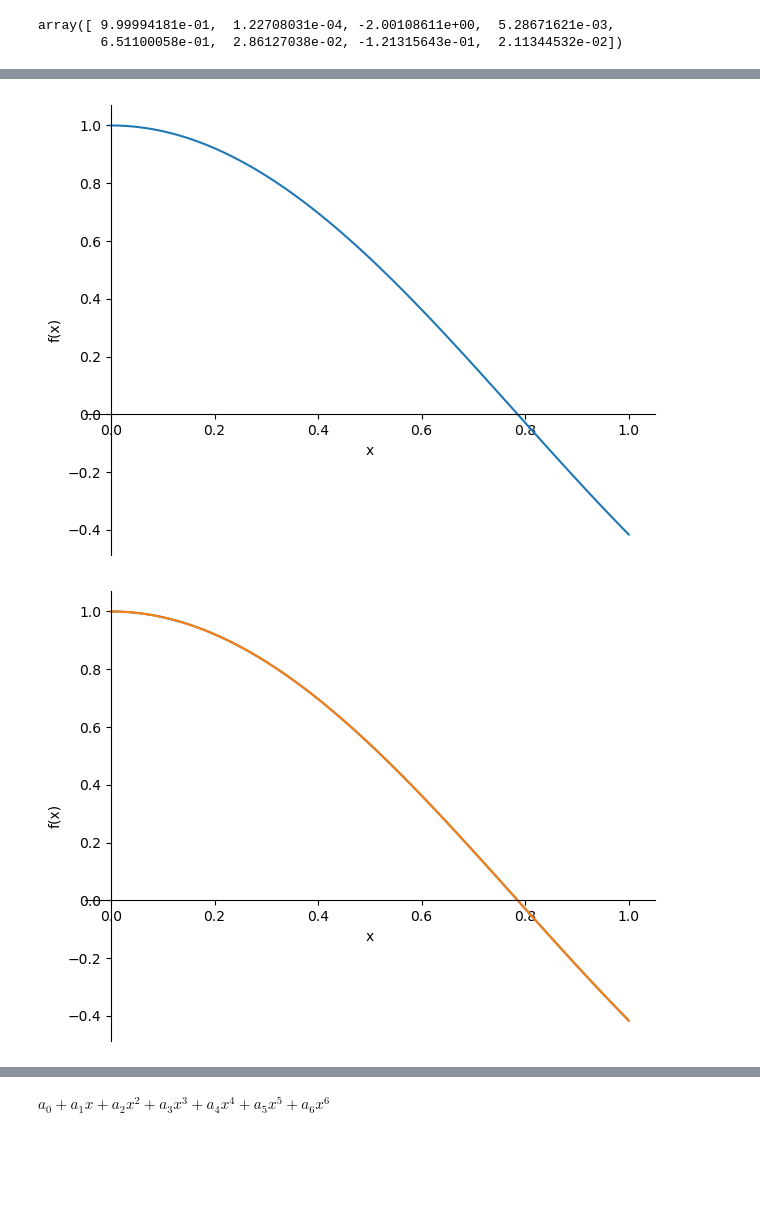
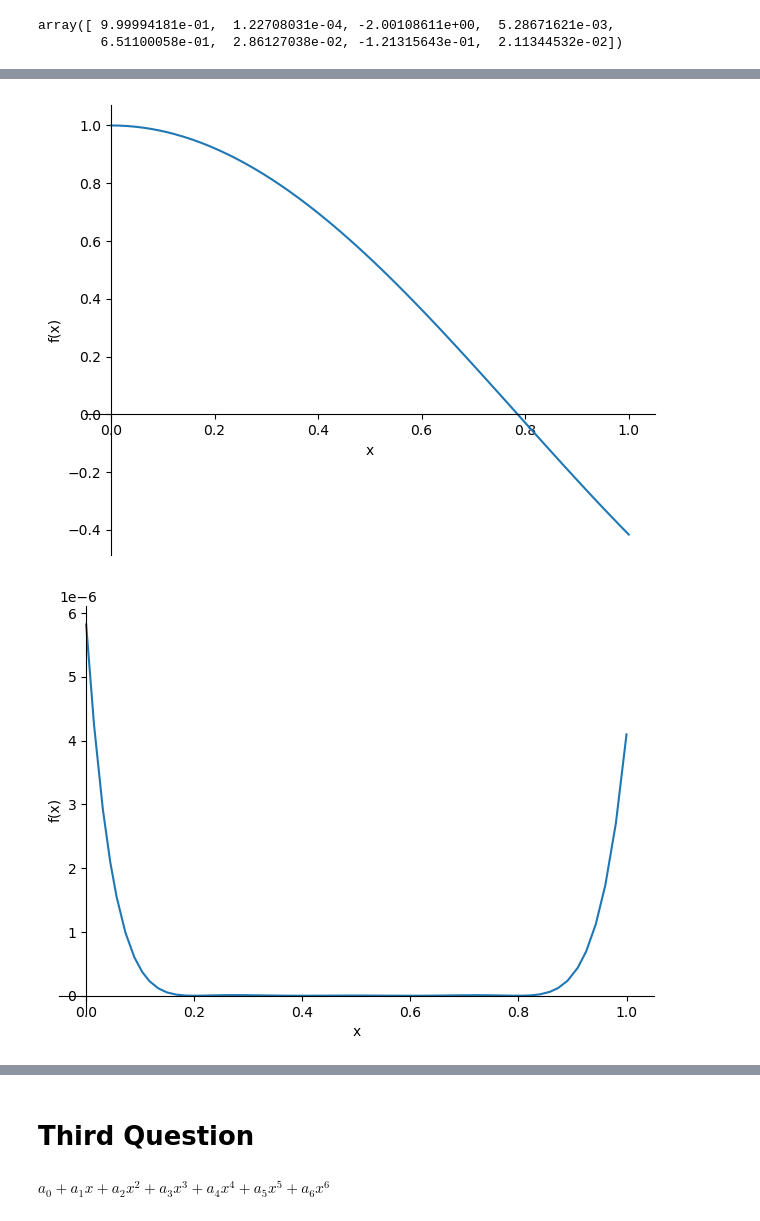
Before and after one commit to khanmhmdi/Numerical-Analysis, a Jupyter notebook: Interpolation.ipynb, the cells around one changed output, grey strips where cells are left out. Drawn from its saved outputs; the diff is of its cells as text; code cells hidden in the pictures; blank space fills up the shorter version.

```diff
--- a/Interpolation.ipynb
+++ b/Interpolation.ipynb
@@ -99,12 +103,13 @@ array([ 9.99994181e-01,  1.22708031e-04, -2.00108611e+00,  5.28671621e-03,
 # %%
 from sympy import symbols
 from sympy.plotting import plot
 x = symbols('x')
 p1 = plot(y[0]+y[1]*x+y[2]*x*x+y[3]*x**3+y[4]*x**4+y[5]*x**5+y[6]*x**6+y[7]*x**7,(x, 0, 1), show=True)
 p2 = plot(cos(2*x),(x,0, 1), show=True)
+p3 = plot(cos(2*x)-(y[0]+y[1]*x+y[2]*x*x+y[3]*x**3+y[4]*x**4+y[5]*x**5+y[6]*x**6+y[7]*x**7),(x,0, 1), show=True)
 p1.append(p2[0])
 p1.show()
 # %% [output]
 [figure]
 [figure]
-[figure, old version]
+[figure, new version]
@@ -111,3 +117,5 @@ p1.show()
+# %% [markdown]
+# Third Question
 # %%
 x = sym.Symbol('x')
 
```
Also changed, not shown: parts of 11 cells of this notebook.
